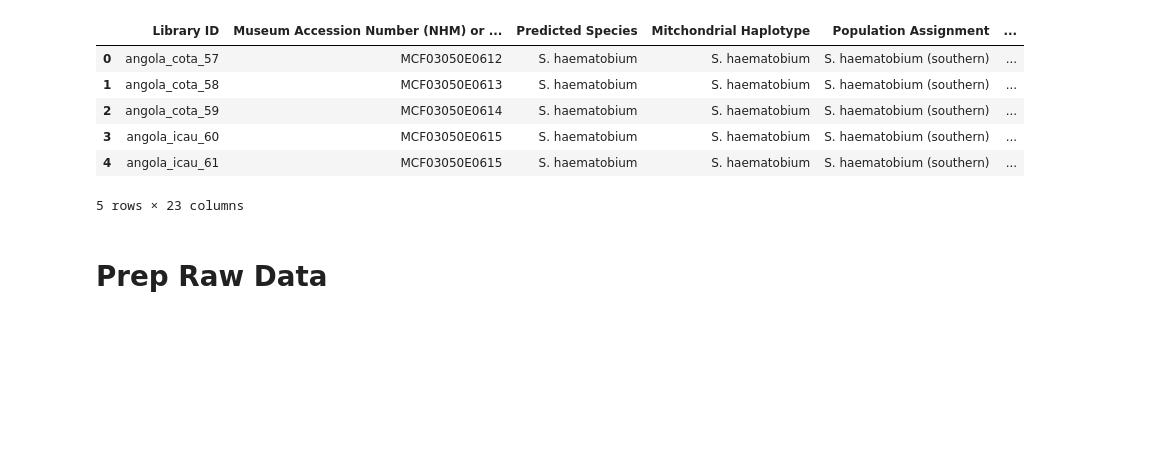
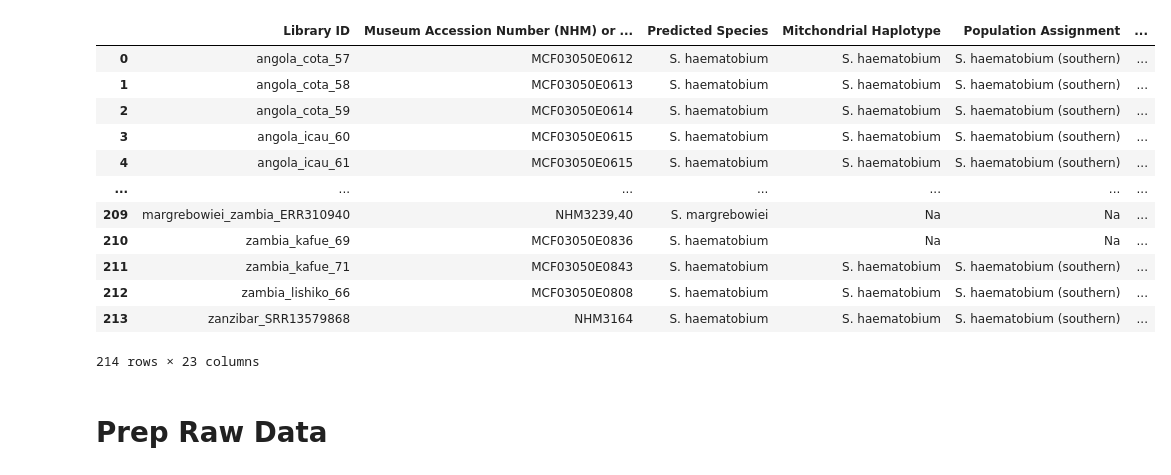
Before and after one commit to nealplatt/schisto_aim_panel, a Jupyter notebook: code/aim_panel_development.ipynb, the cells around one changed output. Cells and saved outputs as stored; diff of their text form; code cells hidden in the pictures; blank space fills up the shorter version.

```diff
--- a/code/aim_panel_development.ipynb
+++ b/code/aim_panel_development.ipynb
@@ -8,15 +8,21 @@ proj_dir="/master/nplatt/schisto_aim_panel"
 results_dir=f"{proj_dir}/results"
 # %%
 info_df=pd.read_csv(f"{proj_dir}/data/platt_et_al_2025_stable1.csv", sep=",", header=0)
-info_df.head()
+info_df
 # %% [output]
 |  | Library ID | Museum Accession Number (NHM) or ... | Predicted Species | Mitchondrial Haplotype | Population Assignment | ... |
 | 0 | angola_cota_57 | MCF03050E0612 | S. haematobium | S. haematobium | S. haematobium (southern) | ... |
 | 1 | angola_cota_58 | MCF03050E0613 | S. haematobium | S. haematobium | S. haematobium (southern) | ... |
 | 2 | angola_cota_59 | MCF03050E0614 | S. haematobium | S. haematobium | S. haematobium (southern) | ... |
 | 3 | angola_icau_60 | MCF03050E0615 | S. haematobium | S. haematobium | S. haematobium (southern) | ... |
 | 4 | angola_icau_61 | MCF03050E0615 | S. haematobium | S. haematobium | S. haematobium (southern) | ... |
+| ... | ... | ... | ... | ... | ... | ... |
+| 209 | margrebowiei_zambia_ERR310940 | NHM3239,40 | S. margrebowiei | Na | Na | ... |
+| 210 | zambia_kafue_69 | MCF03050E0836 | S. haematobium | Na | Na | ... |
+| 211 | zambia_kafue_71 | MCF03050E0843 | S. haematobium | S. haematobium | S. haematobium (southern) | ... |
+| 212 | zambia_lishiko_66 | MCF03050E0808 | S. haematobium | S. haematobium | S. haematobium (southern) | ... |
+| 213 | zanzibar_SRR13579868 | NHM3164 | S. haematobium | S. haematobium | S. haematobium (southern) | ... |
-5 rows × 23 columns
+214 rows × 23 columns
 # %% [markdown]
 # Prep Raw Data
 # %%
```
Also changed, not shown: parts of 15 cells of this notebook.
